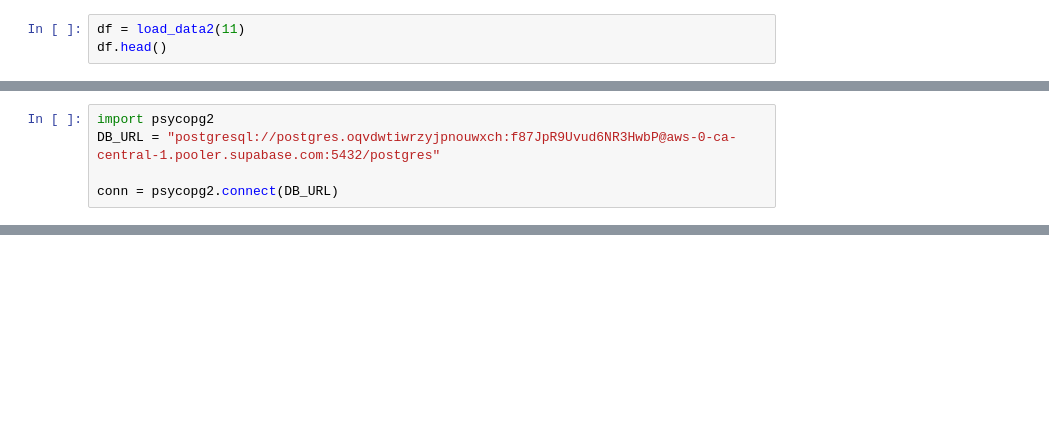
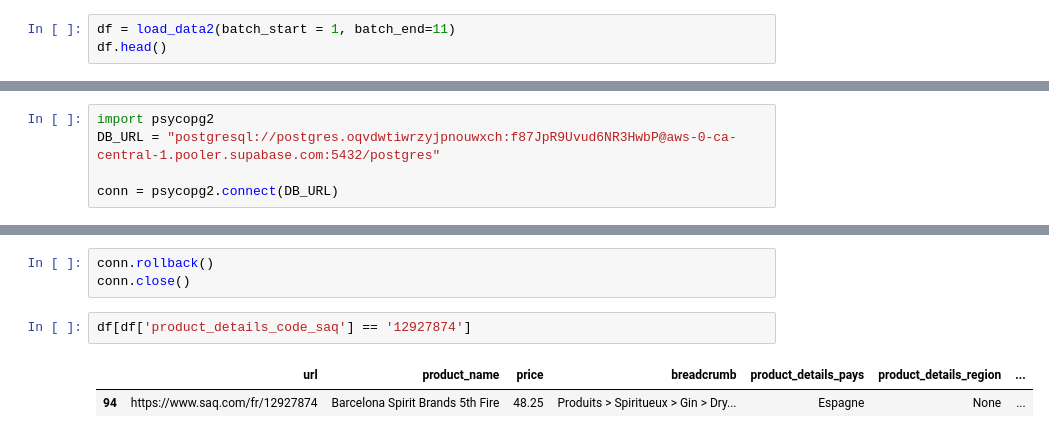
Before and after one commit to cogniwaves/quick_cat, a Jupyter notebook: PostgresCatalog/saq_new_products.ipynb, the cells around one changed output, grey strips where cells are left out. Drawn from its saved outputs; the diff is of its cells as text; blank space fills up the shorter version.

```diff
--- a/PostgresCatalog/saq_new_products.ipynb
+++ b/PostgresCatalog/saq_new_products.ipynb
@@ -50,7 +50,7 @@ def load_data2(batch_start=1, batch_end=10):
             print(f"File {file_path} does not exist.")
     return pd.concat(data, ignore_index=True)
 # %%
-df = load_data2(11)
+df = load_data2(batch_start = 1, batch_end=11)
 df.head()
 # %% [output]
 Loading ../data/saq/products/batch_1.json
@@ -336,0 +930,8 @@ populate_product_sizes(df, conn)
+# %%
+conn.rollback()
+conn.close()
+# %%
+df[df['product_details_code_saq'] == '12927874']
+# %% [output]
+|  | url | product_name | price | breadcrumb | product_details_pays | product_details_region | ... |
+| 94 | https://www.saq.com/fr/12927874 | Barcelona Spirit Brands 5th Fire | 48.25 | Produits > Spiritueux > Gin > Dry... | Espagne | None | ... |
```
Also changed, not shown: parts of 33 cells of this notebook.
